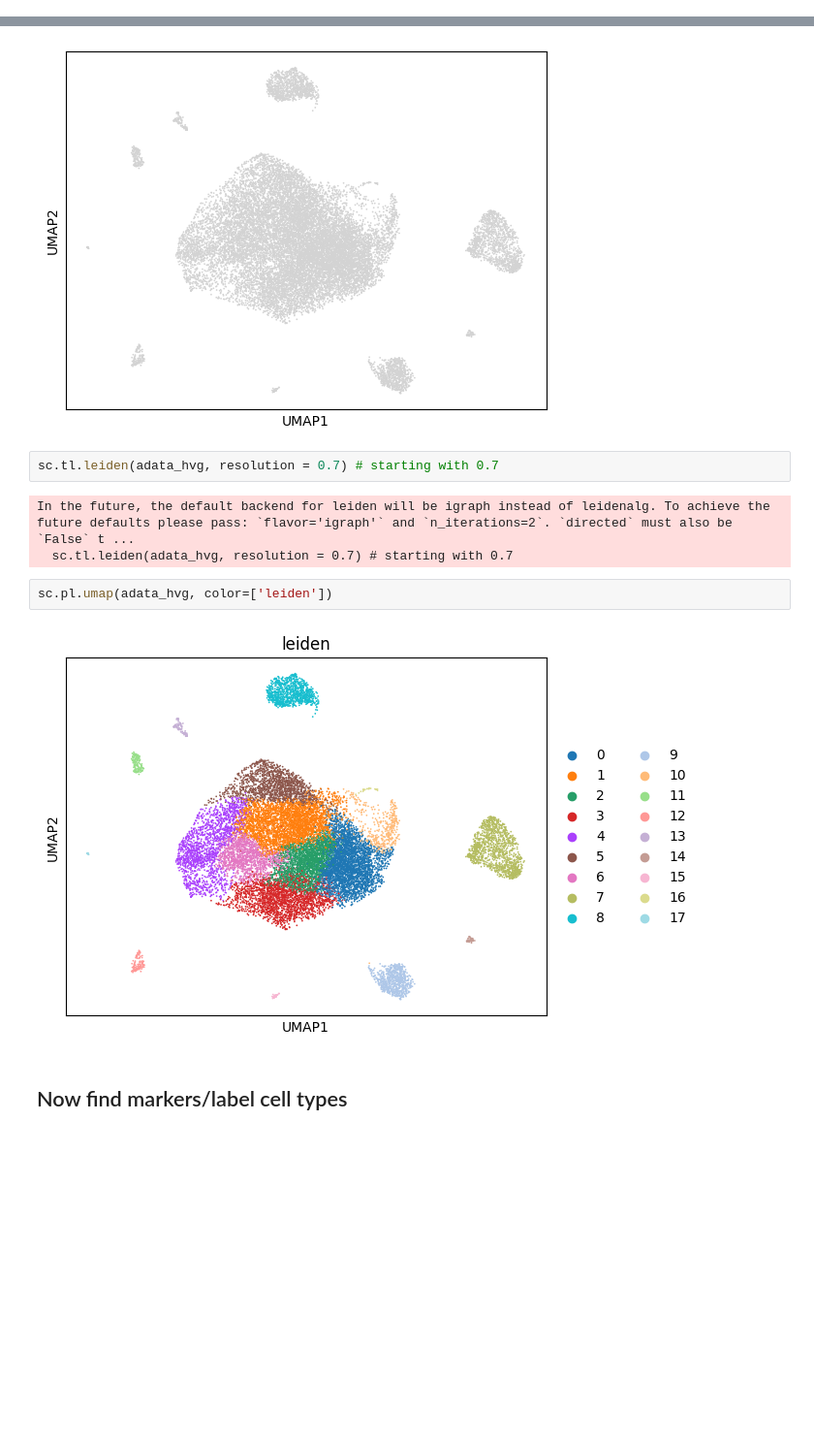
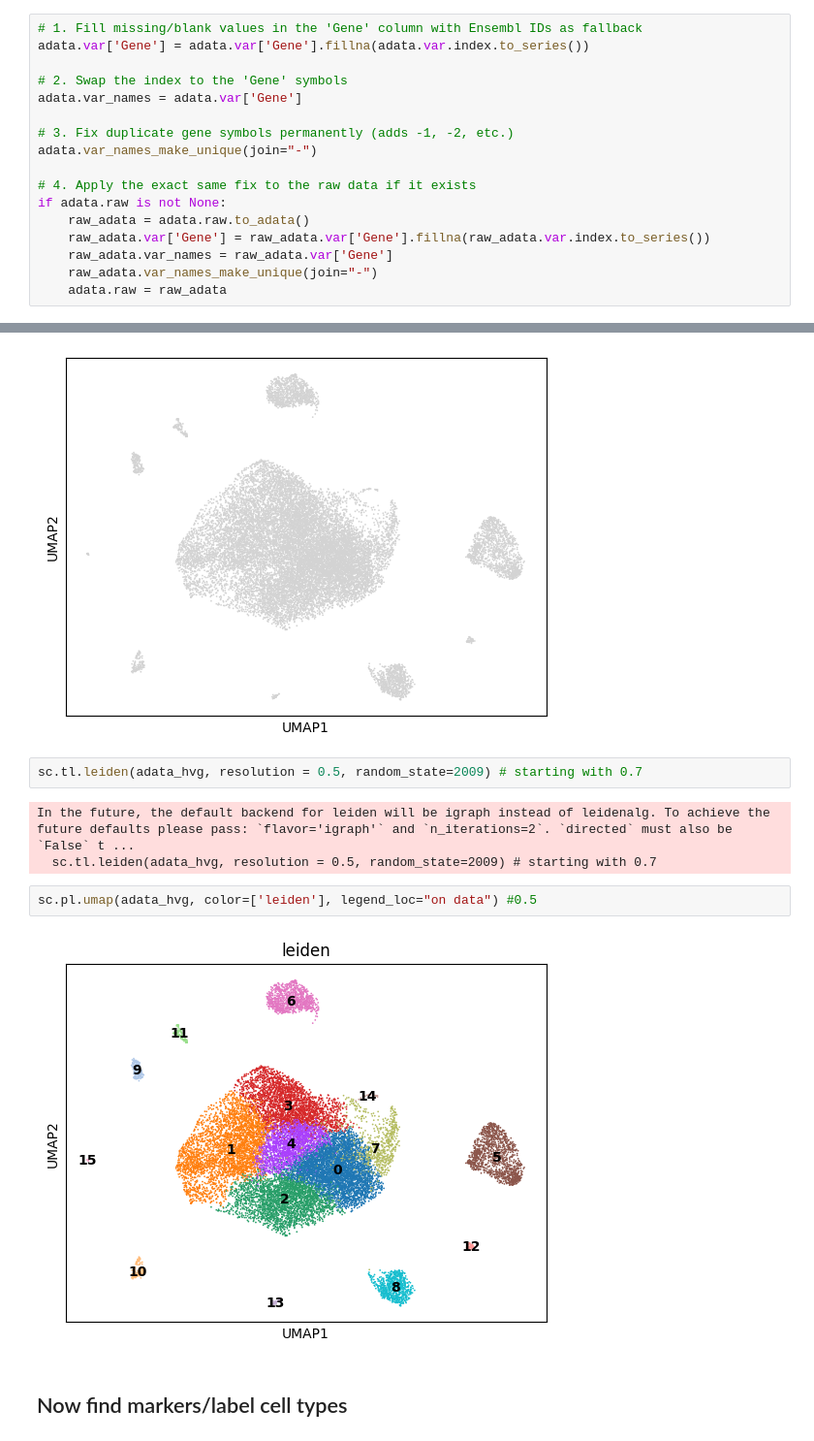
Before and after one commit to saatvik-viniak/sc-RNA-atlas, a Jupyter notebook: sample_scanpy.ipynb, the cells around one changed output, grey strips where cells are left out. Shown at 97% size. Cells and saved outputs as stored; diff of their text form; blank space fills up the shorter version.

```diff
--- a/sample_scanpy.ipynb
+++ b/sample_scanpy.ipynb
@@ -199,6 +201,23 @@ adata.write("STH_without_doublet.h5ad", compression="gzip")
 ## Preprocessing now!!
 # %%
 adata = sc.read_h5ad('STH_without_doublet.h5ad')
+# %%
+# 1. Fill missing/blank values in the 'Gene' column with Ensembl IDs as fallback
+adata.var['Gene'] = adata.var['Gene'].fillna(adata.var.index.to_series())
+
+# 2. Swap the index to the 'Gene' symbols
+adata.var_names = adata.var['Gene']
+
+# 3. Fix duplicate gene symbols permanently (adds -1, -2, etc.)
+adata.var_names_make_unique(join="-")
+
+# 4. Apply the exact same fix to the raw data if it exists
+if adata.raw is not None:
+    raw_adata = adata.raw.to_adata()
+    raw_adata.var['Gene'] = raw_adata.var['Gene'].fillna(raw_adata.var.index.to_series())
+    raw_adata.var_names = raw_adata.var['Gene']
+    raw_adata.var_names_make_unique(join="-")
+    adata.raw = raw_adata
 # %%
 adata.var['mt'] =  adata.var['Gene'].str.startswith('MT-')
 ## say your adata.var is 0 columns wide, then replace ['Gene'] with var.index.str...
@@ -340,14 +359,14 @@ sc.pl.umap(adata_hvg)
 # %% [output]
 [figure]
 # %%
-sc.tl.leiden(adata_hvg, resolution = 0.7) # starting with 0.7
+sc.tl.leiden(adata_hvg, resolution = 0.5, random_state=2009) # starting with 0.7
 # %% [output]
 In the future, the default backend for leiden will be igraph instead of leidenalg. To achieve the future defaults please pass: `flavor='igraph'` and `n_iterations=2`. `directed` must also be `False` t ...
-  sc.tl.leiden(adata_hvg, resolution = 0.7) # starting with 0.7
+  sc.tl.leiden(adata_hvg, resolution = 0.5, random_state=2009) # starting with 0.7
 # %%
-sc.pl.umap(adata_hvg, color=['leiden'])
+sc.pl.umap(adata_hvg, color=['leiden'], legend_loc="on data") #0.5
 # %% [output]
-[figure, old version]
+[figure, new version]
 # %% [markdown]
 ## Now find markers/label cell types
 # %%
```
Also changed, not shown: parts of 28 cells of this notebook.
